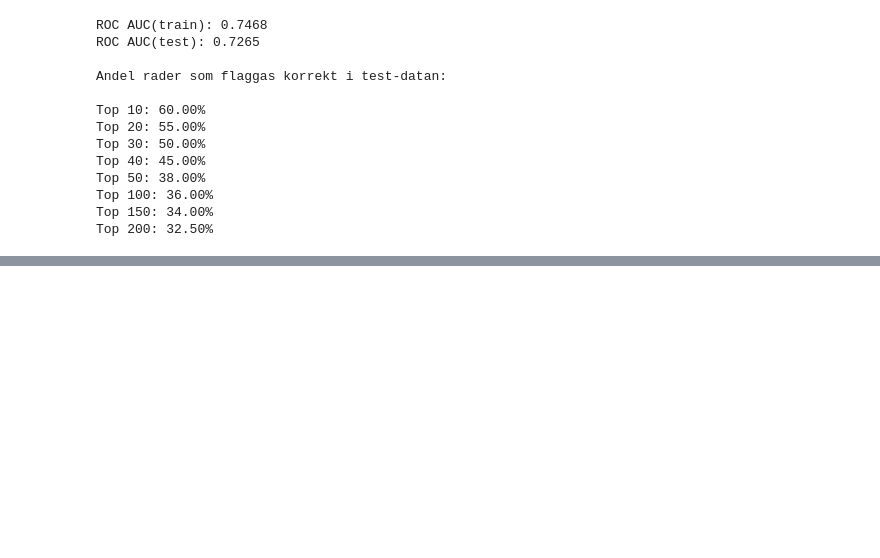
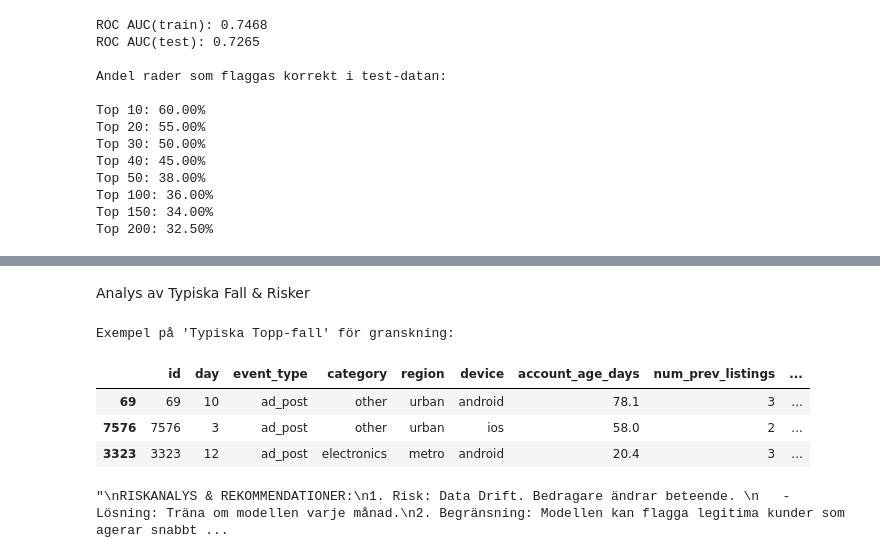
Before and after one commit to VeraStopp/MachineLearning_projektarbete, a Jupyter notebook: report.ipynb, the cells around one changed output, grey strips where cells are left out. Drawn from its saved outputs; the diff is of its cells as text; code cells hidden in the pictures; blank space fills up the shorter version.

Commit message:
added thrashols och top-x strategi samt analys av typiska fall och risker.

```diff
--- a/report.ipynb
+++ b/report.ipynb
@@ -308,0 +310,26 @@ Top 200: 32.50%
+# %%
+# Hämta sannolikheter för testsetet
+y_probs = best_model.predict_proba(X_test)[:, 1]
+
+# Skapa en resultattabell för analys
+results_df = pd.DataFrame({
+    'Faktiskt_Facit': y_test.values,
+    'Risk_Score': y_probs
+}).sort_values(by='Risk_Score', ascending=False)
+
+# Funktion för att visa effektiviteten av Top-X
+def analyze_priority_list(df, percent):
+    n = int(len(df) * (percent / 100))
+    top_n = df.head(n)
+    found_cases = top_n['Faktiskt_Facit'].sum()
+    total_cases = df['Faktiskt_Facit'].sum()
+    hit_rate = (found_cases / n) * 100
+
+    print(f"Om vi granskar TOPP {percent}% ({n} fall):")
+    print(f"- Hittar vi {found_cases} av totalt {total_cases} bedrägerier.")
+    print(f"- Hit rate (Precision): {hit_rate:.1f}% av de granskade var faktiska bedrägerier.")
+
+# Visa konsekvenser för 5% och 10% (Saras önskemål)
+analyze_priority_list(results_df, 5)
+print("-" * 30)
+analyze_priority_list(results_df, 10)
@@ -308,0 +351,27 @@ Top 200: 32.50%
+# %% [markdown]
+Analys av Typiska Fall & Risker
+# %%
+# Hitta de 3 fallen med högst risk för att visa Sara exempel
+top_examples = X_test.copy()
+top_examples['Risk_Score'] = y_probs
+top_examples = top_examples.sort_values(by='Risk_Score', ascending=False).head(3)
+
+print("Exempel på 'Typiska Topp-fall' för granskning:")
+display(top_examples)
+
+# Textuell sammanfattning av risker
+"""
+RISKANALYS & REKOMMENDATIONER:
+1. Risk: Data Drift. Bedragare ändrar beteende.
+   - Lösning: Träna om modellen varje månad.
+2. Begränsning: Modellen kan flagga legitima kunder som agerar snabbt (False Positives).
+   - Lösning: Granskare ger feedback till modellen om vad som var 'felaktigt flaggat'.
+
+"""
+# %% [output]
+Exempel på 'Typiska Topp-fall' för granskning:
+|  | id | day | event_type | category | region | device | account_age_days | num_prev_listings | ... |
+| 69 | 69 | 10 | ad_post | other | urban | android | 78.1 | 3 | ... |
+| 7576 | 7576 | 3 | ad_post | other | urban | ios | 58.0 | 2 | ... |
+| 3323 | 3323 | 12 | ad_post | electronics | metro | android | 20.4 | 3 | ... |
+"\nRISKANALYS & REKOMMENDATIONER:\n1. Risk: Data Drift. Bedragare ändrar beteende. \n   - Lösning: Träna om modellen varje månad.\n2. Begränsning: Modellen kan flagga legitima kunder som agerar snabbt ...
```
Also changed, not shown: parts of 8 cells of this notebook.
